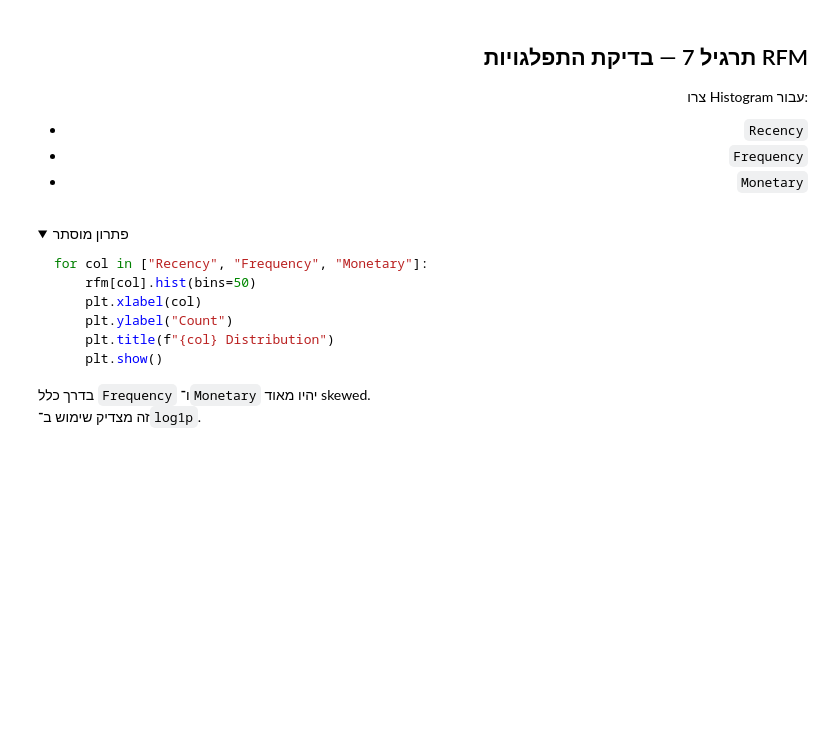
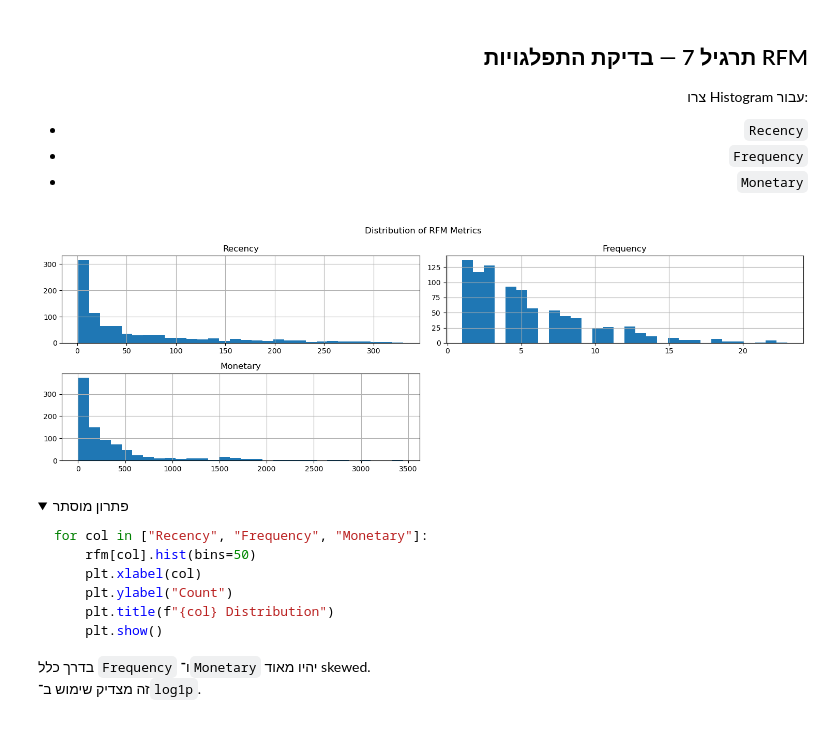
Before and after one commit to spacentime/he-ai-engineer-course, a Jupyter notebook: src/practice07/class7.ipynb, the cells around one changed output. Drawn from its saved outputs; the diff is of its cells as text; code cells hidden in the pictures; folded sections open; blank space fills up the shorter version.

```diff
--- a/src/practice07/class7.ipynb
+++ b/src/practice07/class7.ipynb
@@ -487,3 +487,16 @@ snapshot_date = dfc["InvoiceDate"].max() + pd.Timedelta(days=1)
 </div>
 # %%
 # TODO: צרו טבלת rfm
+snapshot_date = dfc["InvoiceDate"].max() + pd.Timedelta(days=1)
+rfm = dfc.groupby("CustomerID").agg(
+    Recency=("InvoiceDate", lambda x: (snapshot_date - x.max()).days),
+    Frequency=("InvoiceNo", "nunique"),
+    Monetary=("TotalPrice", "sum"),
+    TotalItems=("Quantity", "sum")
+)
+rfm = rfm.reset_index()
+rfm["AvaragePrice"] = rfm["Monetary"] / rfm["Frequency"]
+rfm["AvarageItems"] = rfm["Monetary"] / rfm["TotalItems"]
+
+print(rfm.head())
+print(rfm.shape)
@@ -524,6 +552,12 @@ rfm.head()
 </div>
 # %%
 # TODO: ציירו התפלגויות של Recency, Frequency, Monetary
+rfm[["Recency", "Frequency", "Monetary"]].hist(bins=30, figsize=(15, 5))
+plt.suptitle("Distribution of RFM Metrics")
+plt.tight_layout()
+plt.show()
+# %% [output]
+[figure, added]
 # %% [markdown]
 <details dir="rtl">
 <summary>פתרון מוסתר</summary>
```
Also changed, not shown: parts of 9 cells of this notebook, 2 other files.
